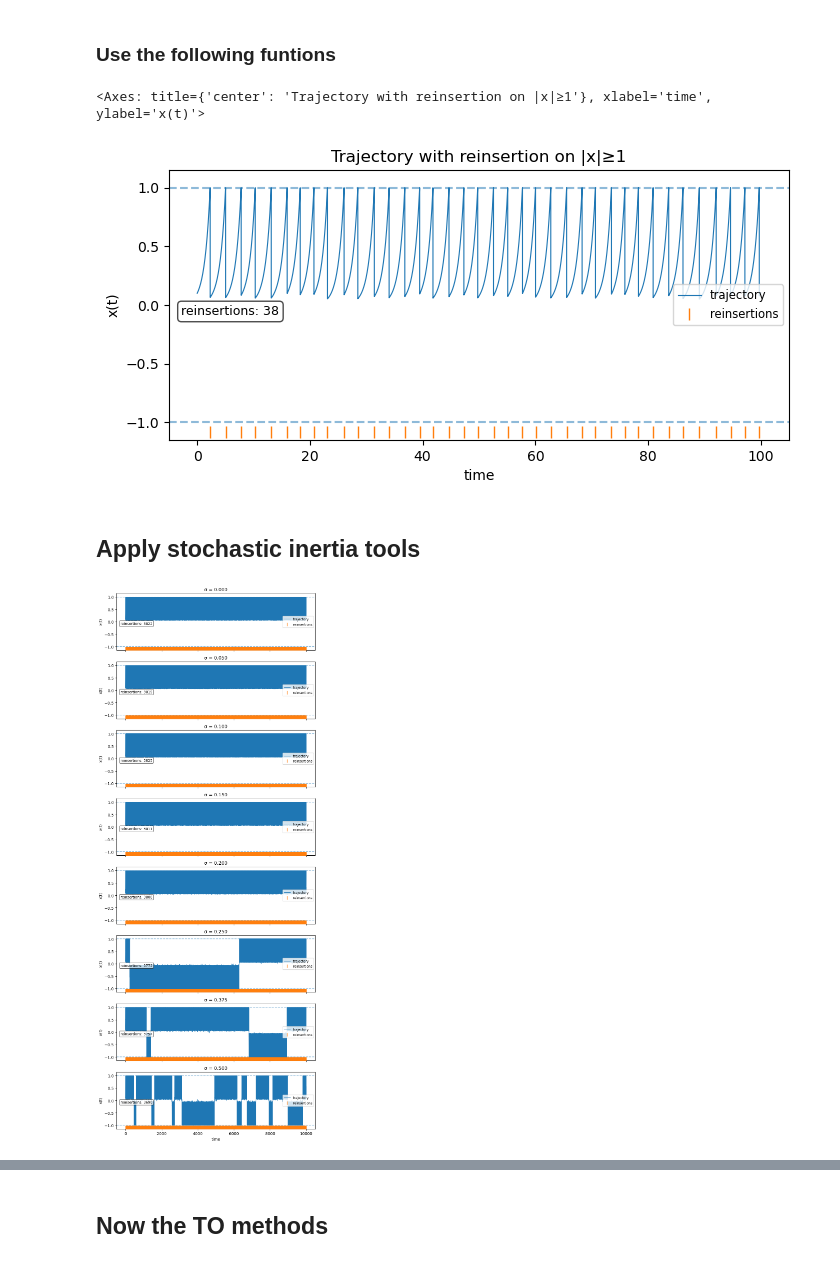
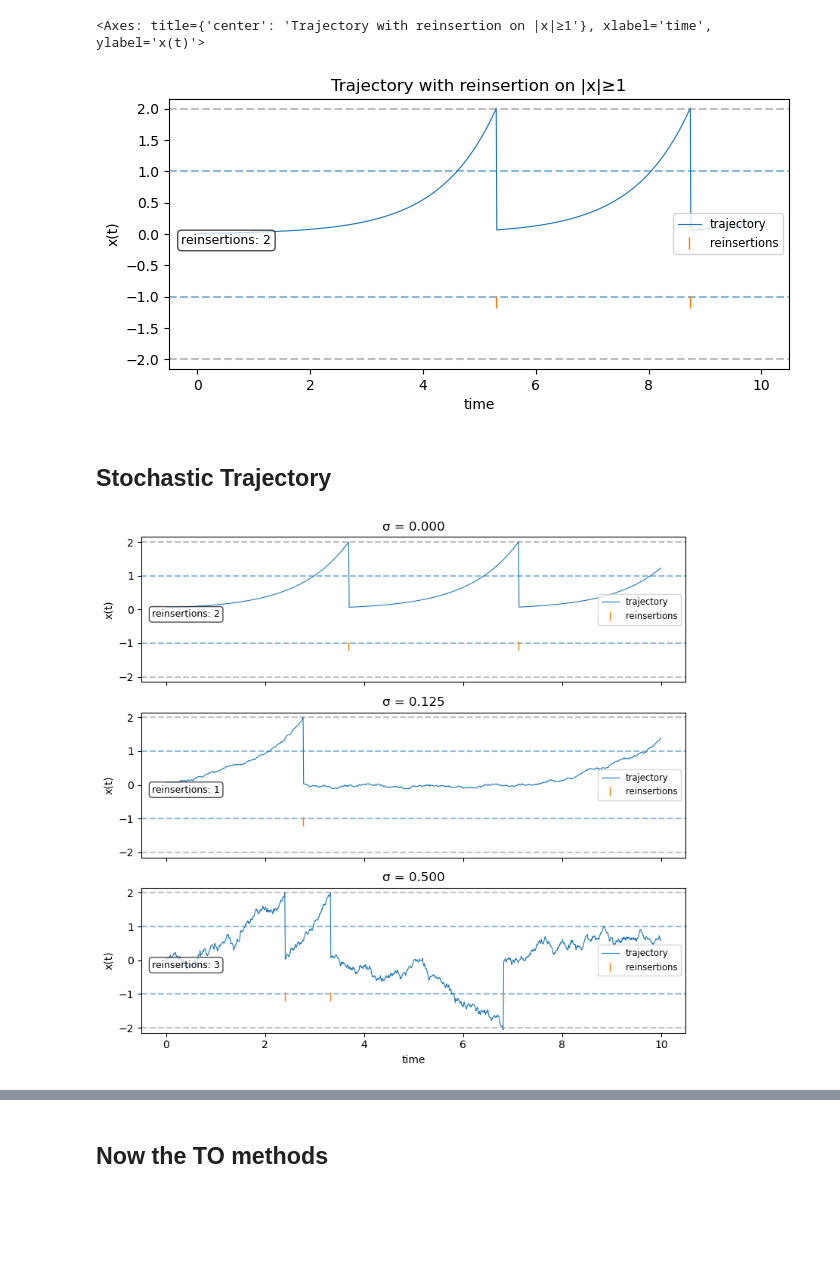
Before and after one commit to hschoeller/Stochastic_Intertia, a Jupyter notebook: code/code_deposit/Toy.ipynb, the cells around one changed output, grey strips where cells are left out. Cells and saved outputs as stored; diff of their text form; code cells hidden in the pictures; blank space fills up the shorter version.

```diff
--- a/code/code_deposit/Toy.ipynb
+++ b/code/code_deposit/Toy.ipynb
@@ -29,5 +55,5 @@ from cdv_utils import (plot_lifetime_distributions_lines, diffusion_maps_matrix,
-# %% [markdown]
-### Use the following funtions
 # %%
-dt = 1e-3
+dt = 1e-2
 save_every = 1
+sigmas = np.linspace(0.0, 0.5, 101, dtype=np.float32)
+rng = np.random.default_rng(6942)
@@ -213,8 +73,11 @@ def plot_trajectory_with_reinsertions(ax: Optional[plt.Axes],
 # %%
 fig, ax = plt.subplots(figsize=(8, 3.5))
-plot_trajectory_with_reinsertions(ax, times, states, reset_times_per_path[0])
+reset_times_per_path = [
+    times[np.abs(states[:, j]) > 2] for j in range(states.shape[1])]
+plot_trajectory_with_reinsertions(
+    ax, times, states, reset_times_per_path[0])
 # %% [output]
 <Axes: title={'center': 'Trajectory with reinsertion on |x|≥1'}, xlabel='time', ylabel='x(t)'>
-[figure, old version]
+[figure, new version]
 # %% [markdown]
-## Apply stochastic inertia tools
+## Stochastic Trajectory
@@ -224,15 +84,16 @@ sigmas = np.linspace(0.0, 0.5, 101, dtype=np.float32)
 # %%
-# 20 seconds
+# keep rng the same for comparability
+rng = np.random.default_rng(6942)  # 4242
 times, states, sigma_arr = simulate_trajectories_per_sigma(
     # single sigma -> single column
     sigmas=sigmas,
     dt=dt,
-    n_steps=10000000 - 1,
-    reset_sampler=uniform_reset_sampler_vectorized,
+    n_steps=int(1e3) - 1,
+    reset_sampler=lambda rng, size: uniform_radius_sampler_vectorized(
+        rng, size, low=0.01, high=0.1
+    ),
     rng=rng,
-    save_every=save_every,   # only keep every 10th step
-    x0=0.1,
+    save_every=save_every,
+    x0=0.05,
     dtype=np.float32
 )
-reset_times_per_path = [
-    times[np.abs(states[:, j]) > 1] for j in range(states.shape[1])]
@@ -298,11 +100,9 @@ def plot_multiple_sigmas(times: np.ndarray,
 # %%
-# import pickle
-# with open("toy_simulation_data.pkl", "rb") as f:
-#     times, data = pickle.load(f)
+reset_times_per_path = [
+    times[np.abs(states[:, j]) > 2] for j in [0, 25, 100]]
 
-plot_multiple_sigmas(times, states,
-                     np.quantile(sorted(sigma_arr),
-                                 [0, 0.1, 0.2, 0.3, 0.4, 0.5, 0.75, 1]),
+plot_multiple_sigmas(times, states[:, [0, 25, 100]],
+                     sigma_arr[[0, 25, 100]],
                      n_cols=1, figsize=(8, 2.5), reset_times_per_path=reset_times_per_path)
 # %% [output]
-[figure, old version]
+[figure, new version]
```
Also changed, not shown: parts of 73 cells of this notebook, 10 other files.
